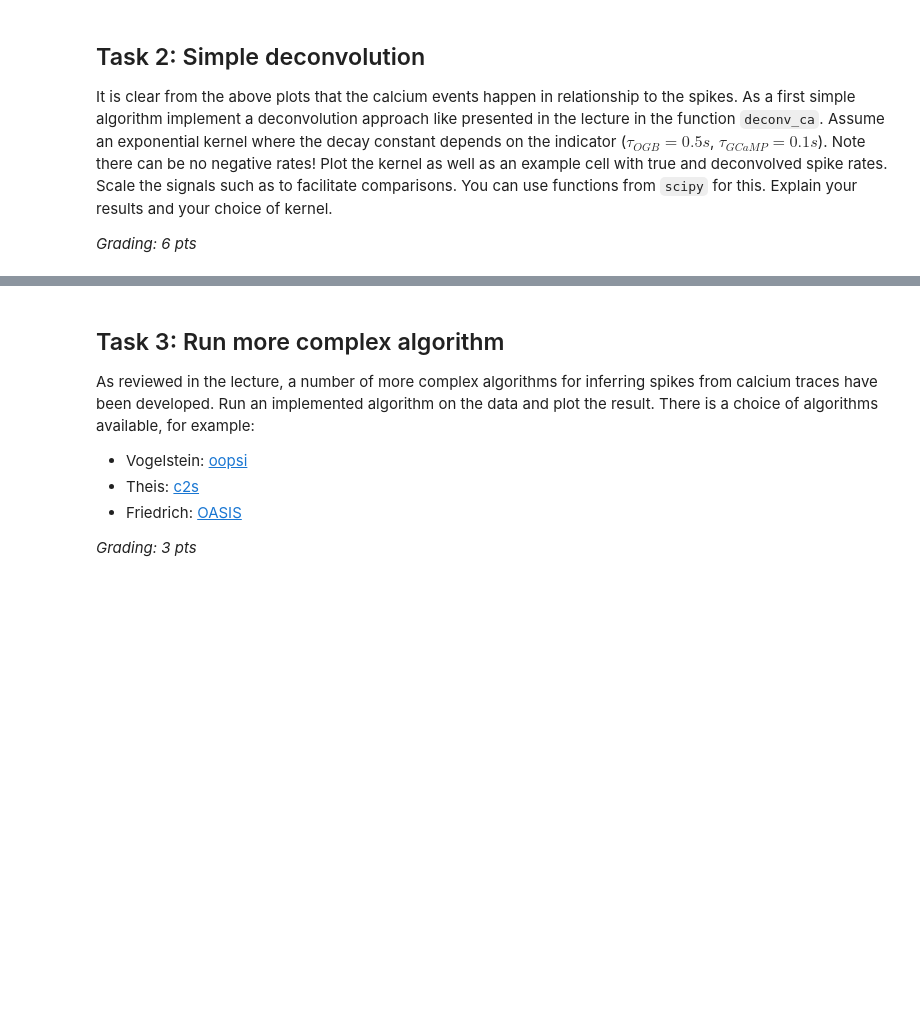
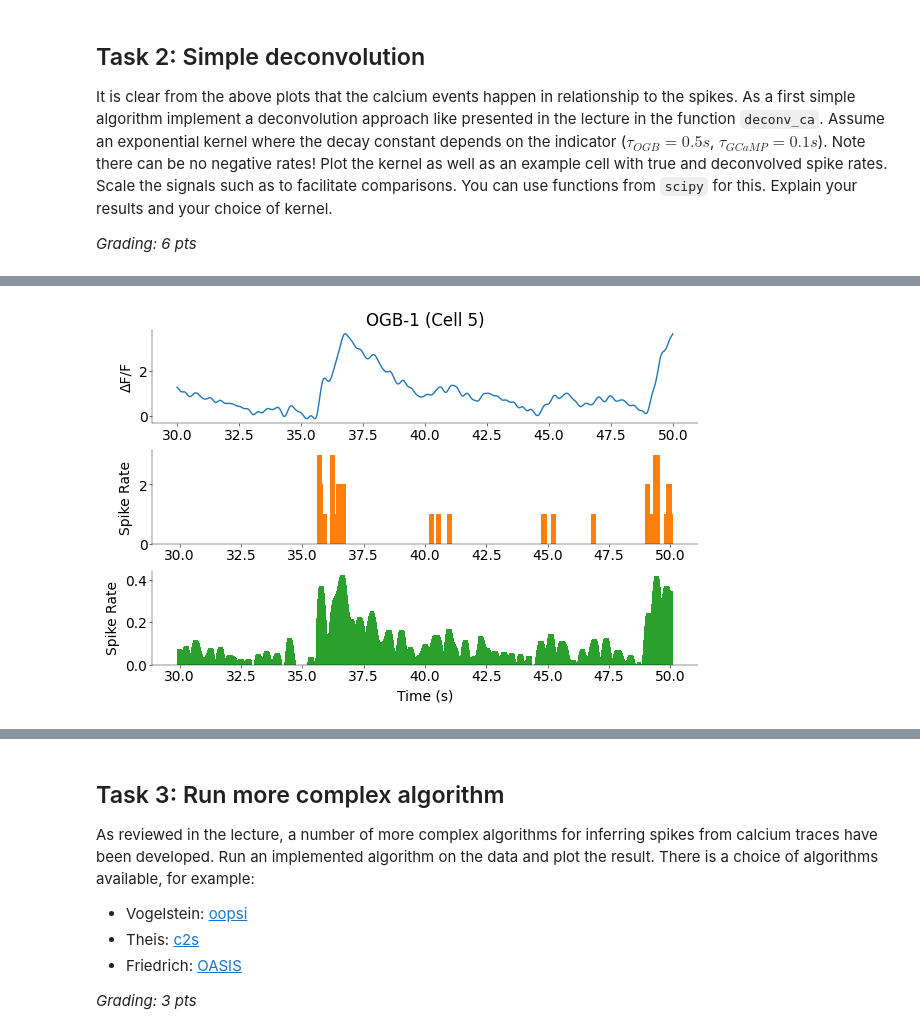
Before and after one commit to Akseli-Ilmanen/NDS_homework, a Jupyter notebook: notebooks/MD_CodingLab3.ipynb, the cells around one changed output, grey strips where cells are left out. Drawn from its saved outputs; the diff is of its cells as text; code cells hidden in the pictures; blank space fills up the shorter version.

```diff
--- a/notebooks/MD_CodingLab3.ipynb
+++ b/notebooks/MD_CodingLab3.ipynb
@@ -60,17 +56,21 @@ plt.style.use("../matplotlib_style.txt")
 ## Load data
 # %%
 # ogb dataset from Theis et al. 2016 Neuron
-ogb_calcium = pd.read_csv("../data/nds_cl_3_ogb_calcium.csv", header=0)
-ogb_spikes = pd.read_csv("../data/nds_cl_3_ogb_spikes.csv", header=0)
-print(f"[OGB] calcium: {ogb_calcium.shape}, spikes: {ogb_spikes.shape}")
+ogb_calcium_original = pd.read_csv("../data/nds_cl_3_ogb_calcium.csv", header=0)
+ogb_spikes_original = pd.read_csv("../data/nds_cl_3_ogb_spikes.csv", header=0)
+print(
+    f"[OGB] calcium: {ogb_calcium_original.shape}, spikes: {ogb_spikes_original.shape}"
+)
 
 # gcamp dataset from Chen et al. 2013 Nature
-gcamp_calcium = pd.read_csv("../data/nds_cl_3_gcamp2_calcium.csv", header=0)
-gcamp_spikes = pd.read_csv("../data/nds_cl_3_gcamp2_spikes.csv", header=0)
-print(f"[GCaMP] calcium: {gcamp_calcium.shape}, spikes: {gcamp_spikes.shape}")
+gcamp_calcium_original = pd.read_csv("../data/nds_cl_3_gcamp2_calcium.csv", header=0)
+gcamp_spikes_original = pd.read_csv("../data/nds_cl_3_gcamp2_spikes.csv", header=0)
+print(
+    f"[GCaMP] calcium: {gcamp_calcium_original.shape}, spikes: {gcamp_spikes_original.shape}"
+)
 
 # spike dataframe
-ogb_spikes.head()
+# ogb_spikes.head()
 # %% [output]
 [OGB] calcium: (71986, 11), spikes: (71986, 11)
 [GCaMP] calcium: (23973, 37), spikes: (23973, 37)
@@ -459,0 +508,62 @@ plt.show()
+# %%
+# ----------------------------------------------------------------------
+# Compare true and deconvolved spikes rates for the OGB and GCamP cells.
+# What do you notice? Why is that? (3 pts)
+# ----------------------------------------------------------------------
+
+
+# Prepare traces and true spikes for deconvolution
+ca_ogb = ogb_smoothed[:, cell_ogb]
+ca_gcamp = gcamp_smoothed[:, cell_gcamp]
+sp_true_ogb = ogb_spikes[:, cell_ogb]
+sp_true_gcamp = gcamp_spikes[:, cell_gcamp]
+
+# Compute deconvolved spikes
+sp_hat_ogb = deconv_ca(ca_ogb, tau=tau_ogb, dt=dt)
+sp_hat_gcamp = deconv_ca(ca_gcamp, tau=tau_gcamp, dt=dt)
+
+# Select the same segment you’ve been using
+idx_ogb = (time_downsampled >= start) & (time_downsampled <= start + window)
+idx_gcamp = (time_downsampled_gcamp >= start) & (
+    time_downsampled_gcamp <= start + window
+)
+
+t_ogb = time_downsampled[idx_ogb]
+t_gcamp = time_downsampled_gcamp[idx_gcamp]
+
+# Plot OGB comparison
+# fig, axs = plt.subplots(3, 1, figsize=(6, 6), sharex=True, layout="constrained")
+fig, axs = plt.subplots(
+    3, 1, figsize=(6, 4), height_ratios=[1, 1, 1], gridspec_kw=dict(hspace=0)
+)
+axs[0].plot(t_ogb, ca_ogb[idx_ogb], color="C0")
+# axs[0].set_ylabel("Ca$^{2+}$ signal")
+axs[0].set_title("OGB-1 (Cell 5)")
+axs[0].set_ylabel("ΔF/F")
+axs[1].bar(t_ogb, sp_true_ogb[idx_ogb], width=0.2, color="C1")
+# axs[1].set_ylabel("True spikes")
+axs[1].set_ylabel("Spike Rate")
+axs[2].bar(t_ogb, sp_hat_ogb[idx_ogb], width=0.2, color="C2")
+axs[2].set_xlabel("Time (s)")
+axs[2].set_ylabel("Spike Rate")
+
+plt.show()
+
+# Plot GCaMP comparison
+fig, axs = plt.subplots(
+    3, 1, figsize=(6, 4), height_ratios=[1, 1, 1], gridspec_kw=dict(hspace=0)
+)
+axs[0].plot(t_gcamp, ca_gcamp[idx_gcamp], color="C0")
+# axs[0].set_ylabel("Ca$^{2+}$ signal")
+axs[0].set_ylabel("ΔF/F")
+axs[0].set_title("GCaMP6f (Cell 6)")
+axs[1].bar(t_gcamp, sp_true_gcamp[idx_gcamp], width=0.2, color="C1")
+# axs[1].set_ylabel("True spikes")
+axs[1].set_ylabel("Spike Rate")
+axs[2].bar(t_gcamp, sp_hat_gcamp[idx_gcamp], width=0.2, color="C2")
+# axs[2].set_ylabel("Est. spikes")
+axs[2].set_ylabel("Spike Rate")
+axs[2].set_xlabel("Time (s)")
+plt.show()
+# %% [output]
+[figure, added]
```
Also changed, not shown: parts of 15 cells of this notebook.
